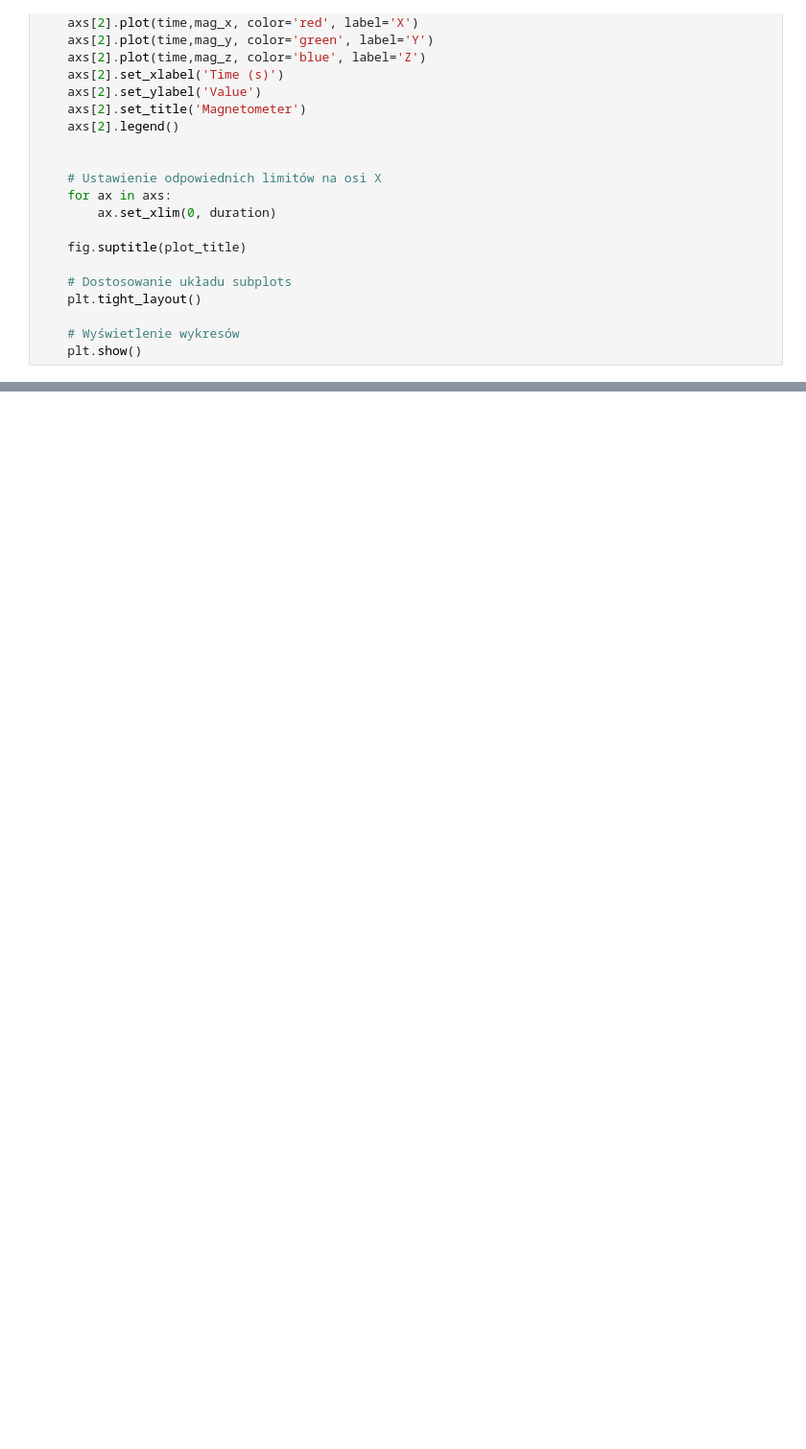
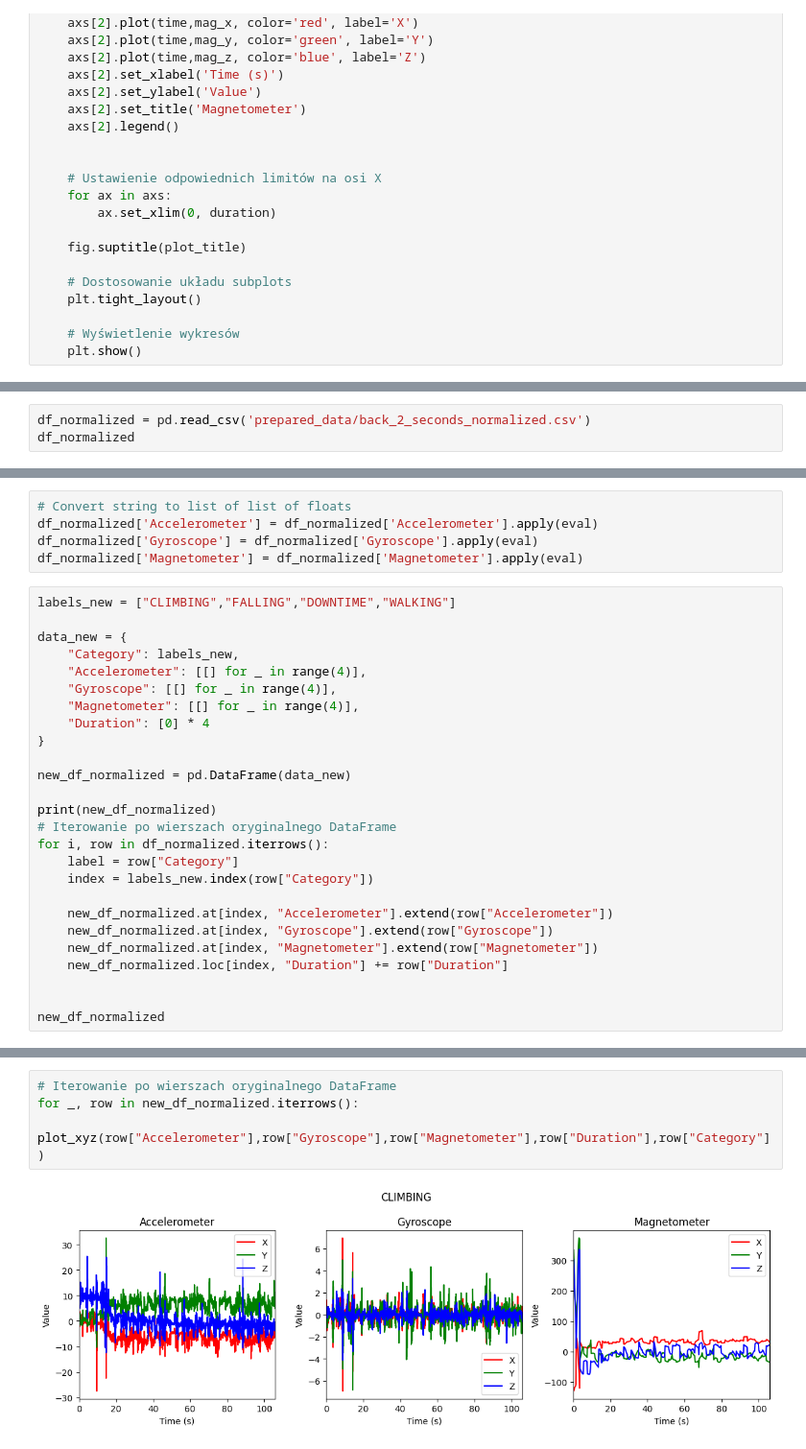
Before and after one commit to ItsMeLucifer/mobile-sensors-data-labeling-model, a Jupyter notebook: graphs.ipynb, the cells around one changed output, grey strips where cells are left out. Shown at 96% size. Saved outputs shown, nothing was run; the diff lists cells and outputs as text; blank space fills up the shorter version.

```diff
--- a/graphs.ipynb
+++ b/graphs.ipynb
@@ -227,0 +235,3 @@ df_stats
+# %%
+df_normalized = pd.read_csv('prepared_data/back_2_seconds_normalized.csv')
+df_normalized
@@ -227,0 +252,31 @@ df_stats
+# %%
+# Convert string to list of list of floats
+df_normalized['Accelerometer'] = df_normalized['Accelerometer'].apply(eval)
+df_normalized['Gyroscope'] = df_normalized['Gyroscope'].apply(eval)
+df_normalized['Magnetometer'] = df_normalized['Magnetometer'].apply(eval)
+# %%
+labels_new = ["CLIMBING","FALLING","DOWNTIME","WALKING"]
+
+data_new = {
+    "Category": labels_new,
+    "Accelerometer": [[] for _ in range(4)],
+    "Gyroscope": [[] for _ in range(4)],
+    "Magnetometer": [[] for _ in range(4)],
+    "Duration": [0] * 4
+}
+
+new_df_normalized = pd.DataFrame(data_new)
+
+print(new_df_normalized)
+# Iterowanie po wierszach oryginalnego DataFrame
+for i, row in df_normalized.iterrows():
+    label = row["Category"]
+    index = labels_new.index(row["Category"])
+
+    new_df_normalized.at[index, "Accelerometer"].extend(row["Accelerometer"])
+    new_df_normalized.at[index, "Gyroscope"].extend(row["Gyroscope"])
+    new_df_normalized.at[index, "Magnetometer"].extend(row["Magnetometer"])
+    new_df_normalized.loc[index, "Duration"] += row["Duration"]
+
+
+new_df_normalized
@@ -227,0 +294,6 @@ df_stats
+# %%
+# Iterowanie po wierszach oryginalnego DataFrame
+for _, row in new_df_normalized.iterrows():
+    plot_xyz(row["Accelerometer"],row["Gyroscope"],row["Magnetometer"],row["Duration"],row["Category"])
+# %% [output]
+[figure, added]
```
Also changed, not shown: parts of 9 cells of this notebook, 12 other files.
